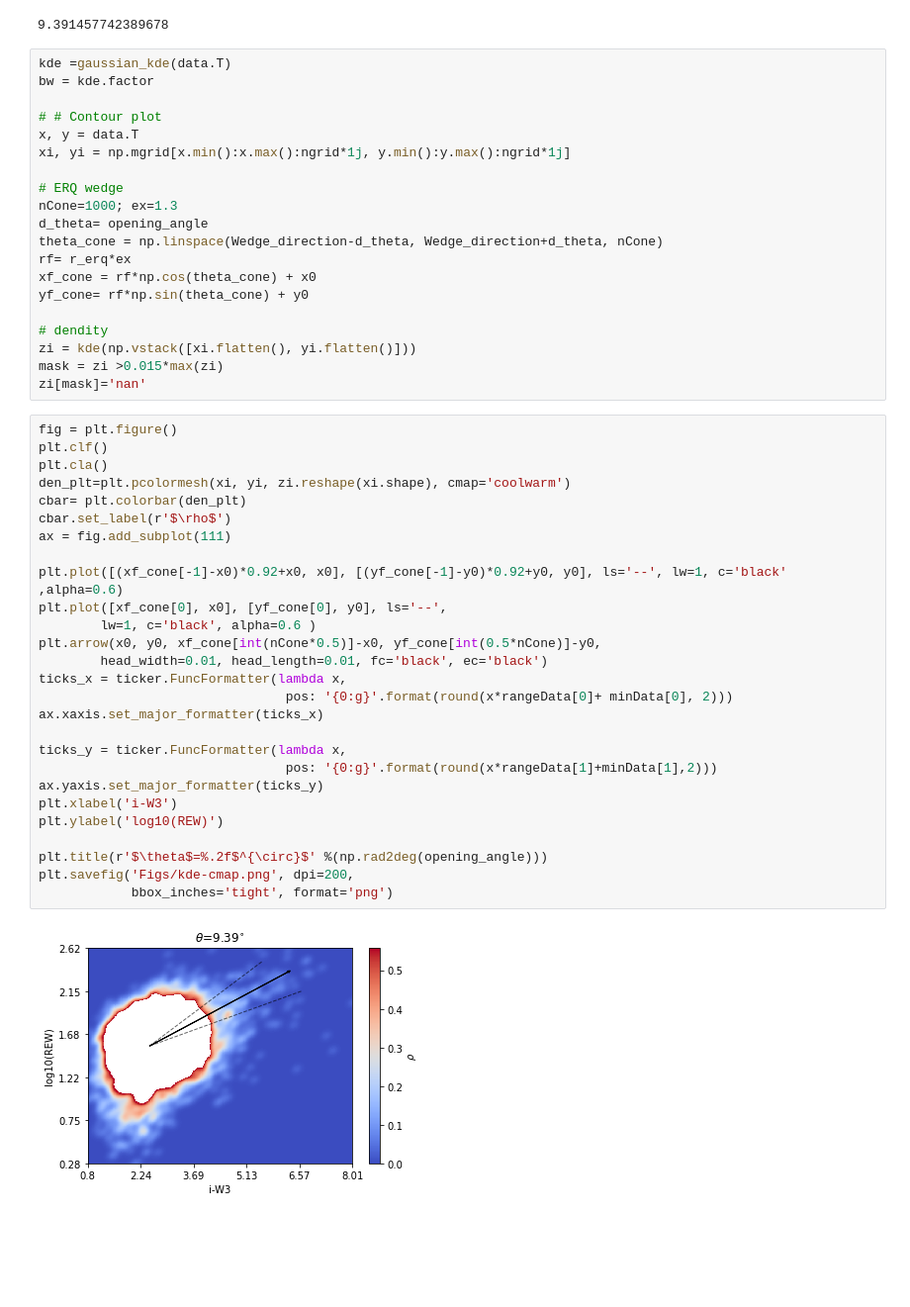
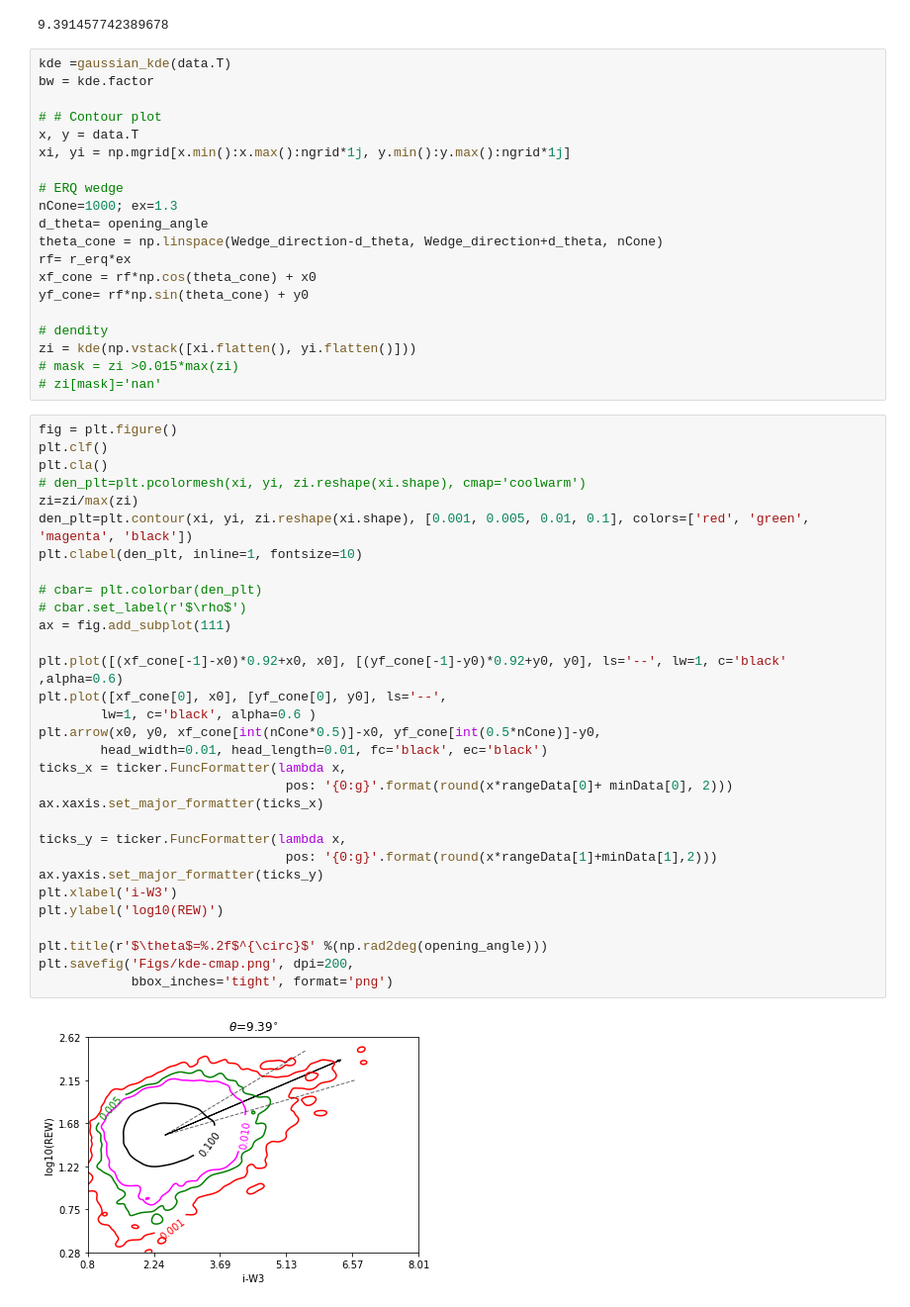
Before and after one commit to rezamonadi/ExtemelyRedQuasars, a Jupyter notebook: kde/BootstrapKDE.ipynb, the cells around one changed output. Shown at 99% size. Cells and saved outputs as stored; diff of their text form; blank space fills up the shorter version.

Commit message:
3D Plain of Density, 2D contour instead of pccolormesh

```diff
--- a/kde/BootstrapKDE.ipynb
+++ b/kde/BootstrapKDE.ipynb
@@ -68,37 +68,41 @@ yf_cone= rf*np.sin(theta_cone) + y0
 
 # dendity
 zi = kde(np.vstack([xi.flatten(), yi.flatten()]))
-mask = zi >0.015*max(zi)
-zi[mask]='nan'
+# mask = zi >0.015*max(zi)
+# zi[mask]='nan'
 # %%
 fig = plt.figure()
 plt.clf()
 plt.cla()
-den_plt=plt.pcolormesh(xi, yi, zi.reshape(xi.shape), cmap='coolwarm')
-cbar= plt.colorbar(den_plt)
-cbar.set_label(r'$\rho$')
+# den_plt=plt.pcolormesh(xi, yi, zi.reshape(xi.shape), cmap='coolwarm')
+zi=zi/max(zi)
+den_plt=plt.contour(xi, yi, zi.reshape(xi.shape), [0.001, 0.005, 0.01, 0.1], colors=['red', 'green', 'magenta', 'black'])
+plt.clabel(den_plt, inline=1, fontsize=10)
+
+# cbar= plt.colorbar(den_plt)
+# cbar.set_label(r'$\rho$')
 ax = fig.add_subplot(111)
 
 plt.plot([(xf_cone[-1]-x0)*0.92+x0, x0], [(yf_cone[-1]-y0)*0.92+y0, y0], ls='--', lw=1, c='black' ,alpha=0.6)
 plt.plot([xf_cone[0], x0], [yf_cone[0], y0], ls='--',
         lw=1, c='black', alpha=0.6 )
 plt.arrow(x0, y0, xf_cone[int(nCone*0.5)]-x0, yf_cone[int(0.5*nCone)]-y0,
         head_width=0.01, head_length=0.01, fc='black', ec='black')
 ticks_x = ticker.FuncFormatter(lambda x,
                                 pos: '{0:g}'.format(round(x*rangeData[0]+ minData[0], 2)))
 ax.xaxis.set_major_formatter(ticks_x)
 
 ticks_y = ticker.FuncFormatter(lambda x,
                                 pos: '{0:g}'.format(round(x*rangeData[1]+minData[1],2)))
 ax.yaxis.set_major_formatter(ticks_y)
 plt.xlabel('i-W3')
 plt.ylabel('log10(REW)')
 
 plt.title(r'$\theta$=%.2f$^{\circ}$' %(np.rad2deg(opening_angle)))
 plt.savefig('Figs/kde-cmap.png', dpi=200,
             bbox_inches='tight', format='png')
 # %% [output]
-[figure, old version]
+[figure, new version]
 # %%
 #  Making 1D density prifile along the ERQ wedge
 line_segments=100; ex=1.3; nBootStrap=100
```
Also changed, not shown: parts of 2 cells of this notebook, 28 other files.
